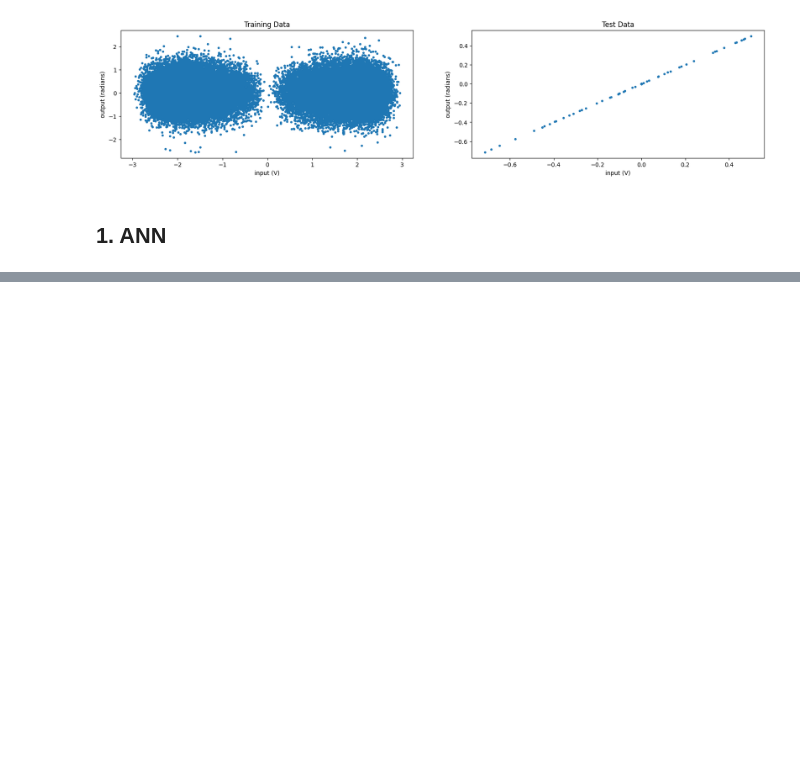
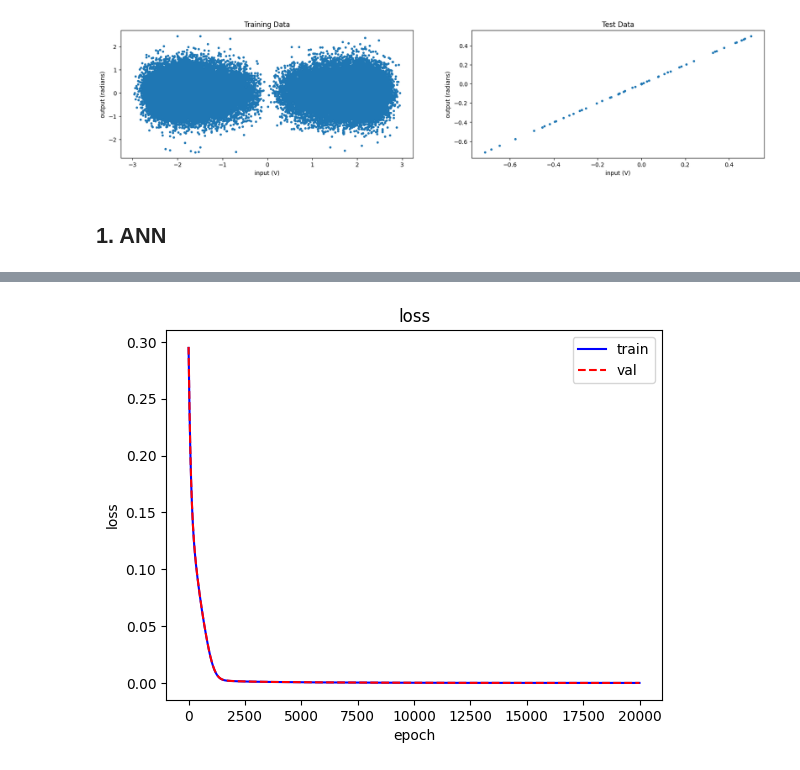
Before and after one commit to Yuanmou1212/gym-unbalanced-disk, a Jupyter notebook: ANN_ml4sc.ipynb, the cells around one changed output, grey strips where cells are left out. Cells and saved outputs as stored; diff of their text form; code cells hidden in the pictures; blank space fills up the shorter version.

Commit message:
update trainer and na=5, nb=5

```diff
--- a/ANN_ml4sc.ipynb
+++ b/ANN_ml4sc.ipynb
@@ -126,0 +261,26 @@ plt.show()
+# %%
+from pathlib import Path
+
+# create folder
+folder_name = '5_5'
+p_model = (Path()/'Train_ANN'/folder_name)
+p_model.mkdir(parents=True, exist_ok=True)
+
+# free memory
+torch.cuda.empty_cache()
+
+# Train the passthrough network
+print("Testing training process...")
+model = Network(na+nb,n_hidden_nodes=64)
+
+epochs = 20000
+trainer = Trainer(model, data)
+train_resluts, validation_results = trainer.fit(epochs=epochs)
+
+# save model in the folder
+model_name = f"model.pth"
+torch.save(model.state_dict(),(p_model/model_name))
+
+# save dataframe file
+train_resluts.to_csv((p_model/f"train_loss.csv"))
+validation_results.to_csv((p_model/f"validation_loss.csv"))
@@ -126,0 +299,19 @@ plt.show()
+# %%
+train_loss = []
+val_loss = []
+painted = 'loss'
+for i in range(1,train_resluts['epoch'].max()):
+    train_loss.append(train_resluts[train_resluts['epoch']==i][painted].mean(0))
+    val_loss.append(validation_results[validation_results['epoch']==i][painted].mean(0))
+
+plt.plot(train_loss,'b-')
+plt.plot(val_loss,'r--')
+
+plt.title(painted)
+plt.ylabel(painted)
+plt.xlabel('epoch')
+plt.legend(['train', 'val'])
+pic_name = f"Train_Validation_loss.png"
+plt.savefig((p_model/pic_name))
+# %% [output]
+[figure, added]
```
Also changed, not shown: parts of 13 cells of this notebook.
